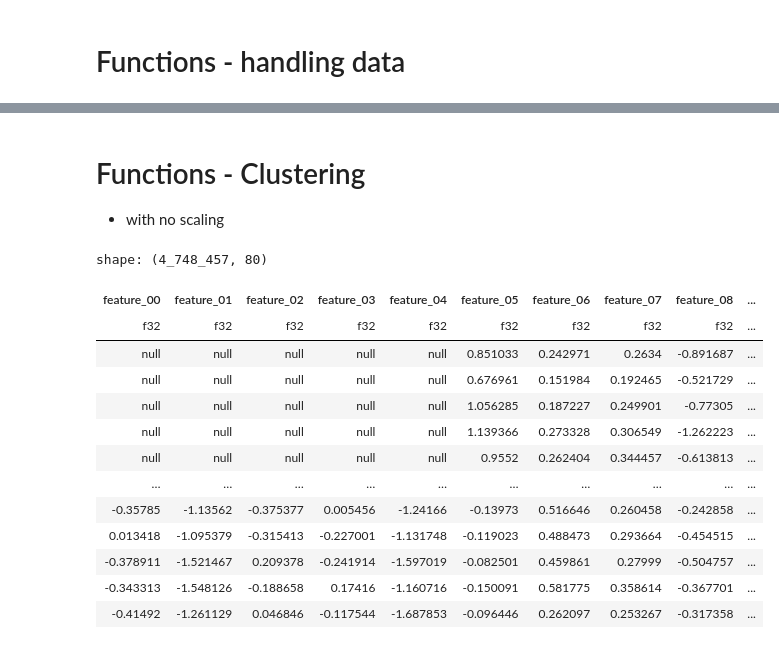
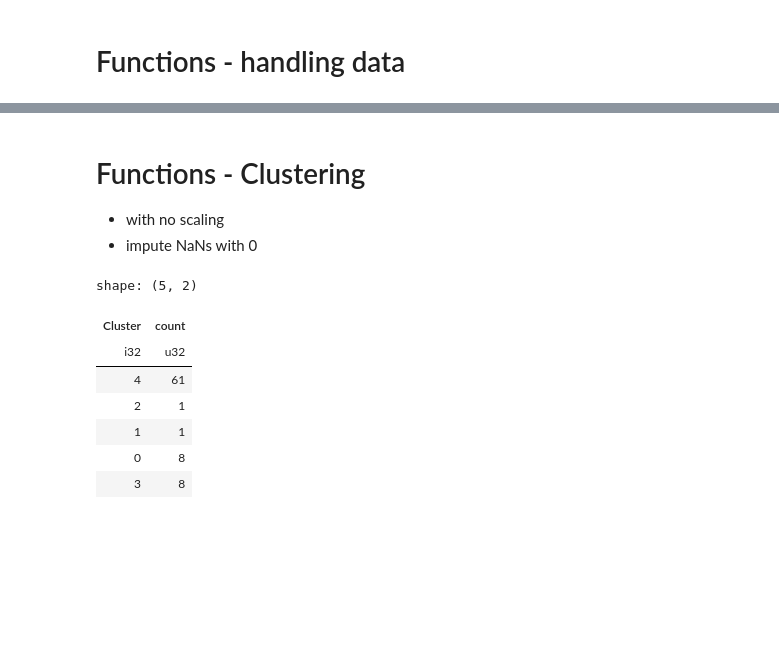
Before and after one commit to shs1018/iM_DiGital_Banker_academy, a Jupyter notebook: projects/iMBank_pj3/TS_CLustering.ipynb, the cells around one changed output, grey strips where cells are left out. Cells and saved outputs as stored; diff of their text form; code cells hidden in the pictures; blank space fills up the shorter version.

```diff
--- a/projects/iMBank_pj3/TS_CLustering.ipynb
+++ b/projects/iMBank_pj3/TS_CLustering.ipynb
@@ -5,3 +5,10 @@ from matplotlib import pyplot as plt
 import seaborn as sns
 import polars as pl
 import gc
+
+# Pandas의 출력 옵션 설정
+pd.set_option('display.max_columns', None)  # 모든 열을 출력
+pd.set_option('display.width', None)  # 출력 너비 제한 해제
+
+pl.Config.set_tbl_cols(None)  # 모든 열 출력
+pl.Config.set_tbl_rows(None)  # 모든 행 출력
@@ -31,9 +40,9 @@ def read_data(num_f, num_s = 0):
     df_total = pl.concat(dfs)
     return df_total
 # %%
-df_early_model = read_data(2)
-df_mid_model = read_data(6, num_s = 4)
-df_late_model = read_data(10, num_s = 8)
+#df_early_model = read_data(2)
+#df_mid_model = read_data(6, num_s = 4)
+df_late_model = read_data(10, num_s = 9)
 # %%
 # feature grouping by Tag_n CSV, by distance = 2
 # But just before, we gotta do scale the data!
@@ -93,4 +102,4 @@ def sample_df_small(df):
     df_sampled = df.sample(n=2000000, with_replacement=False)
     return df_sampled
 # %%
-test_data = date_and_feature(df_early_model).drop('date_id')
+test_data = date_and_feature(df_late_model).drop('date_id')
@@ -97,49 +122,41 @@ test_data = date_and_feature(df_early_model).drop('date_id')
 # %% [markdown]
 # Functions - Clustering
 - with no scaling
+- impute NaNs with 0
 # %%
 from sklearn.cluster import KMeans
 from sklearn.impute import SimpleImputer
-import pandas as pd
-import numpy as np
+from sklearn.preprocessing import StandardScaler
+from sklearn.pipeline import Pipeline
 
 def kmeans(data, nclusters = 5, transpose = 'y'):
 
-    imputer = SimpleImputer(strategy='mean')
-    data_imputed = imputer.fit_transform(data)
+    col_names = data.columns
+
+    imputer = SimpleImputer(strategy='constant', fill_value=0)
+    data_imputed = imputer.fit_transform(data.select(pl.col("*")).to_numpy())
 
     if transpose == 'y':
-        data_imputed.transpose()
-    else:
-        pass
+        data_imputed = data_imputed.transpose() # 또는 그냥 .T로 transpose 가능?
 
-    # K-프로토타입스 모델 생성
-    n_clusters = 5  # 클러스터 개수 (그룹 개수)
+    # K-Means 수행
     kmeans = KMeans(n_clusters=nclusters, random_state=42)
-
-    # 클러스터링 수행
     clusters = kmeans.fit_predict(data_imputed)
 
-    # 클러스터링 결과
-    data = data.with_columns(pl.Series(name='Cluster', values=clusters))
+    data_res = pl.DataFrame(data_imputed)
+    data_res = data_res.with_columns(pl.Series(name = 'Cluster', values = clusters))
 
-    return data
+    return data_res
 # %%
 kmeans_clustered_dat = kmeans(test_data)
 # %%
-kmeans_clustered_dat
+kmeans_clustered_dat['Cluster'].value_counts()
 # %% [output]
-shape: (4_748_457, 80)
+shape: (5, 2)
-| feature_00 | feature_01 | feature_02 | feature_03 | feature_04 | feature_05 | feature_06 | feature_07 | feature_08 | ... |
-| f32 | f32 | f32 | f32 | f32 | f32 | f32 | f32 | f32 | ... |
-| null | null | null | null | null | 0.851033 | 0.242971 | 0.2634 | -0.891687 | ... |
-| null | null | null | null | null | 0.676961 | 0.151984 | 0.192465 | -0.521729 | ... |
-| null | null | null | null | null | 1.056285 | 0.187227 | 0.249901 | -0.77305 | ... |
-| null | null | null | null | null | 1.139366 | 0.273328 | 0.306549 | -1.262223 | ... |
-| null | null | null | null | null | 0.9552 | 0.262404 | 0.344457 | -0.613813 | ... |
-| … | … | … | … | … | … | … | … | … | ... |
-| -0.35785 | -1.13562 | -0.375377 | 0.005456 | -1.24166 | -0.13973 | 0.516646 | 0.260458 | -0.242858 | ... |
-| 0.013418 | -1.095379 | -0.315413 | -0.227001 | -1.131748 | -0.119023 | 0.488473 | 0.293664 | -0.454515 | ... |
-| -0.378911 | -1.521467 | 0.209378 | -0.241914 | -1.597019 | -0.082501 | 0.459861 | 0.27999 | -0.504757 | ... |
-| -0.343313 | -1.548126 | -0.188658 | 0.17416 | -1.160716 | -0.150091 | 0.581775 | 0.358614 | -0.367701 | ... |
-| -0.41492 | -1.261129 | 0.046846 | -0.117544 | -1.687853 | -0.096446 | 0.262097 | 0.253267 | -0.317358 | ... |
+| Cluster | count |
+| i32 | u32 |
+| 4 | 61 |
+| 2 | 1 |
+| 1 | 1 |
+| 0 | 8 |
+| 3 | 8 |
```
Also changed, not shown: parts of 9 cells of this notebook, 18 other files.
